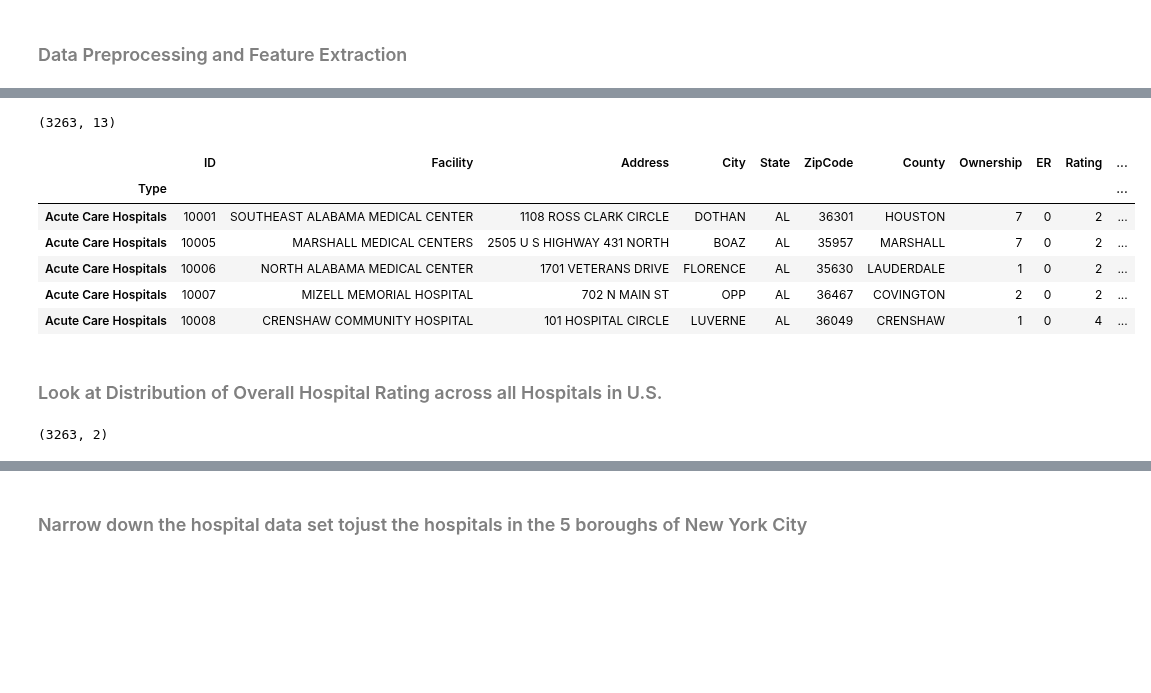
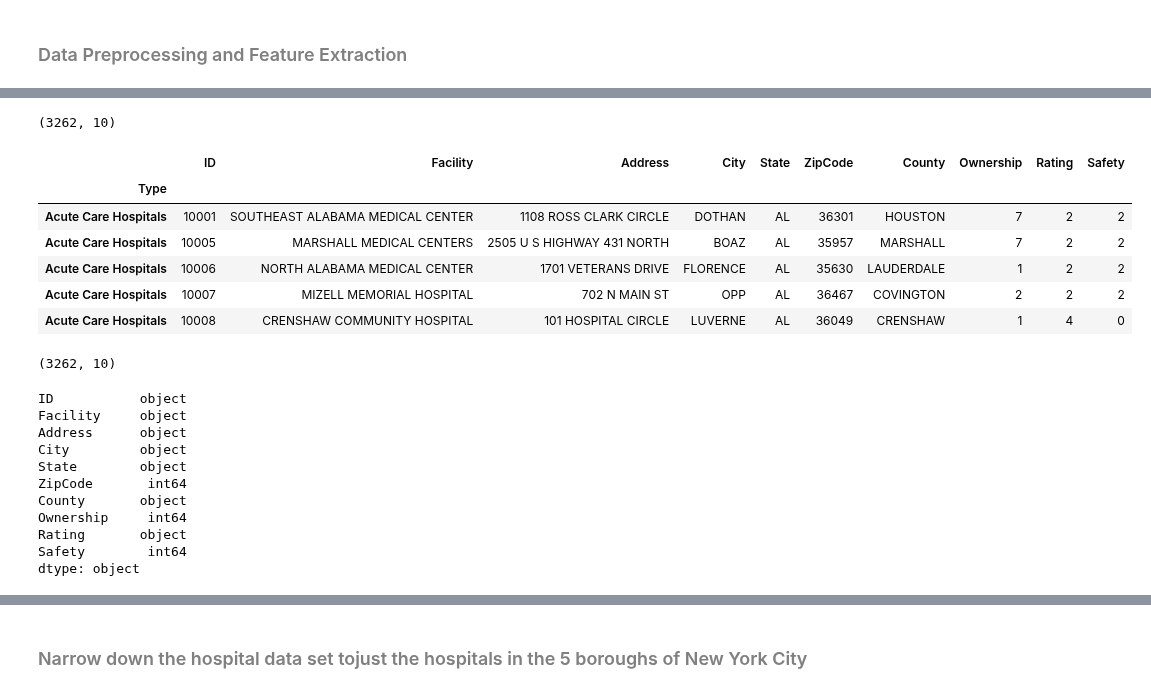
Before and after one commit to turtlek/CourseraCapstone, a Jupyter notebook: Hospital Neighborhoods.ipynb, the cells around one changed output, grey strips where cells are left out. Cells and saved outputs as stored; diff of their text form; code cells hidden in the pictures; blank space fills up the shorter version.

```diff
--- a/Hospital Neighborhoods.ipynb
+++ b/Hospital Neighborhoods.ipynb
@@ -180,6 +197,6 @@ Name: Readmission national comparison, dtype: int64
 # %%
 #Simplify column names
 
-hospitals.rename(columns={'County Name':'County', 'Hospital overall rating': 'Rating', 'Hospital Type':'Type','Hospital Ownership':'Ownership','ZIP Code':'ZipCode', 'Facility Name':'Facility','Facility ID':'ID', 'Emergency Services':'ER','Mortality national comparison':'Mortality', 'Safety of care national comparison':'Safety','Readmission national comparison':'Readmission'}, inplace=True)
-hospitals.head()
+hospitalsALL.rename(columns={'County Name':'County', 'Hospital overall rating': 'Rating', 'Hospital Type':'Type','Hospital Ownership':'Ownership','ZIP Code':'ZipCode', 'Facility Name':'Facility','Facility ID':'ID', 'Emergency Services':'ER','Safety of care national comparison':'Safety'}, inplace=True)
+hospitalsALL.head()
 # %% [output]
@@ -191,0 +221,15 @@ hospitals.head()
+# %%
+#Convert hospital ownership to numerical values
+#'Voluntary non-profit - Other'= 0
+#'Proprietary' = 1
+#'Voluntary non-profit - Private' = 2
+#'Voluntary non-profit - Church'= 3
+#'Government - State'= 4
+#'Government - Local'= 5
+#'Government - Federal'= 6
+#'Government - Hospital District or Authority' = 7
+#'Department of Defense'= 8
+#'Physician' = 9
+# 'Tribal' =10
+hospitalsALL['Ownership'].replace(to_replace=['Voluntary non-profit - Other','Proprietary','Voluntary non-profit - Private','Voluntary non-profit - Church','Government - State','Government - Local','Government - Federal','Government - Hospital District or Authority','Department of Defense','Physician','Tribal'], value=[0,1,2,3,4,5,6,7,8,9,10],inplace=True)
+hospitalsALL.head()
@@ -192,10 +243,5 @@ hospitals.head()
 # %%
-#Convert ratings to numbers
-hospitals= hospitals.replace(to_replace ="Not Available",
-                 value ="")
-hospitals['Mortality'].replace(to_replace=['Below the national average','Same as the national average','Above the national average'], value=[-1,0,1],inplace=True)
-hospitals['Safety'].replace(to_replace=['Below the national average','Same as the national average','Above the national average'], value=[-1,0,1],inplace=True)
-hospitals['Readmission'].replace(to_replace=['Below the national average','Same as the national average','Above the national average'], value=[-1,0,1],inplace=True)
-
-hospitals.head()
+#Convert Safety ratings to numbers
+hospitalsALL['Safety'].replace(to_replace=['Not Available','Below the national average','Same as the national average','Above the national average'], value=[0,1,2,3],inplace=True)
+hospitalsALL.head()
 # %% [output]
@@ -243,22 +254,33 @@ hospitals.head()
 # %%
 #Remove psychiatric hospitals
-hospitals = hospitals.set_index('Type')
-hospitals = hospitals.loc[['Acute Care Hospitals']]
-print(hospitals.shape)
-hospitals.head()
+hospitalsALL = hospitalsALL.set_index('Type')
+hospitalsALL = hospitalsALL.loc[['Acute Care Hospitals']]
+print(hospitalsALL.shape)
+hospitalsALL.head()
 # %% [output]
-(3263, 13)
+(3262, 10)
-|  | ID | Facility | Address | City | State | ZipCode | County | Ownership | ER | Rating | ... |
-| Type |  |  |  |  |  |  |  |  |  |  | ... |
-| Acute Care Hospitals | 10001 | SOUTHEAST ALABAMA MEDICAL CENTER | 1108 ROSS CLARK CIRCLE | DOTHAN | AL | 36301 | HOUSTON | 7 | 0 | 2 | ... |
-| Acute Care Hospitals | 10005 | MARSHALL MEDICAL CENTERS | 2505 U S HIGHWAY 431 NORTH | BOAZ | AL | 35957 | MARSHALL | 7 | 0 | 2 | ... |
-| Acute Care Hospitals | 10006 | NORTH ALABAMA MEDICAL CENTER | 1701 VETERANS DRIVE | FLORENCE | AL | 35630 | LAUDERDALE | 1 | 0 | 2 | ... |
-| Acute Care Hospitals | 10007 | MIZELL MEMORIAL HOSPITAL | 702 N MAIN ST | OPP | AL | 36467 | COVINGTON | 2 | 0 | 2 | ... |
-| Acute Care Hospitals | 10008 | CRENSHAW COMMUNITY HOSPITAL | 101 HOSPITAL CIRCLE | LUVERNE | AL | 36049 | CRENSHAW | 1 | 0 | 4 | ... |
+|  | ID | Facility | Address | City | State | ZipCode | County | Ownership | Rating | Safety |
+| Type |  |  |  |  |  |  |  |  |  |  |
+| Acute Care Hospitals | 10001 | SOUTHEAST ALABAMA MEDICAL CENTER | 1108 ROSS CLARK CIRCLE | DOTHAN | AL | 36301 | HOUSTON | 7 | 2 | 2 |
+| Acute Care Hospitals | 10005 | MARSHALL MEDICAL CENTERS | 2505 U S HIGHWAY 431 NORTH | BOAZ | AL | 35957 | MARSHALL | 7 | 2 | 2 |
+| Acute Care Hospitals | 10006 | NORTH ALABAMA MEDICAL CENTER | 1701 VETERANS DRIVE | FLORENCE | AL | 35630 | LAUDERDALE | 1 | 2 | 2 |
+| Acute Care Hospitals | 10007 | MIZELL MEMORIAL HOSPITAL | 702 N MAIN ST | OPP | AL | 36467 | COVINGTON | 2 | 2 | 2 |
+| Acute Care Hospitals | 10008 | CRENSHAW COMMUNITY HOSPITAL | 101 HOSPITAL CIRCLE | LUVERNE | AL | 36049 | CRENSHAW | 1 | 4 | 0 |
-# %% [markdown]
-### <span style='color:gray'> Look at Distribution of Overall Hospital Rating across all Hospitals in U.S. </span>
-# %%
-hospitals1 = hospitals[['Ownership','Rating']]
-print(hospitals1.shape)
-# %% [output]
-(3263, 2)
+# %%
+#make sure rating and safety values are numeric
+hospitalsALL.reset_index()
+print(hospitalsALL.shape)
+hospitalsALL.dtypes
+# %% [output]
+(3262, 10)
+ID           object
+Facility     object
+Address      object
+City         object
+State        object
+ZipCode       int64
+County       object
+Ownership     int64
+Rating       object
+Safety        int64
+dtype: object
```
Also changed, not shown: parts of 82 cells of this notebook.
